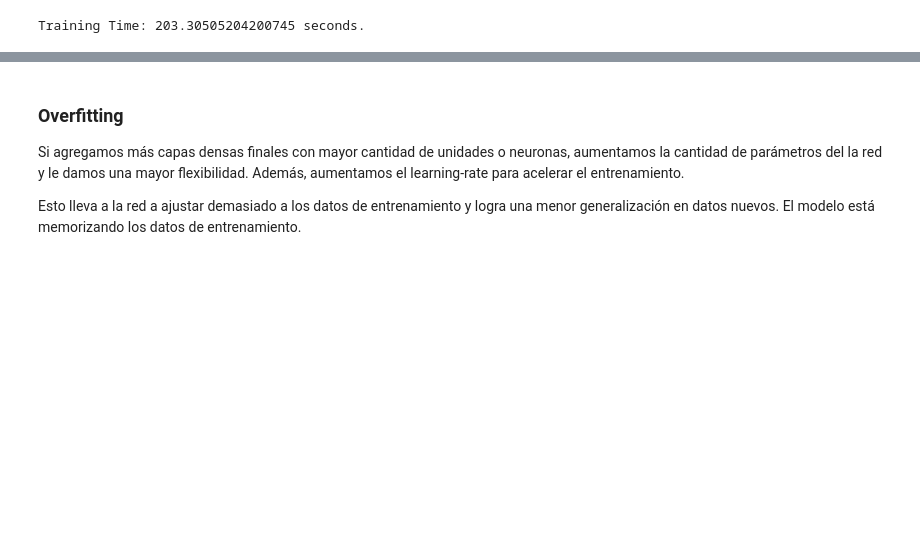
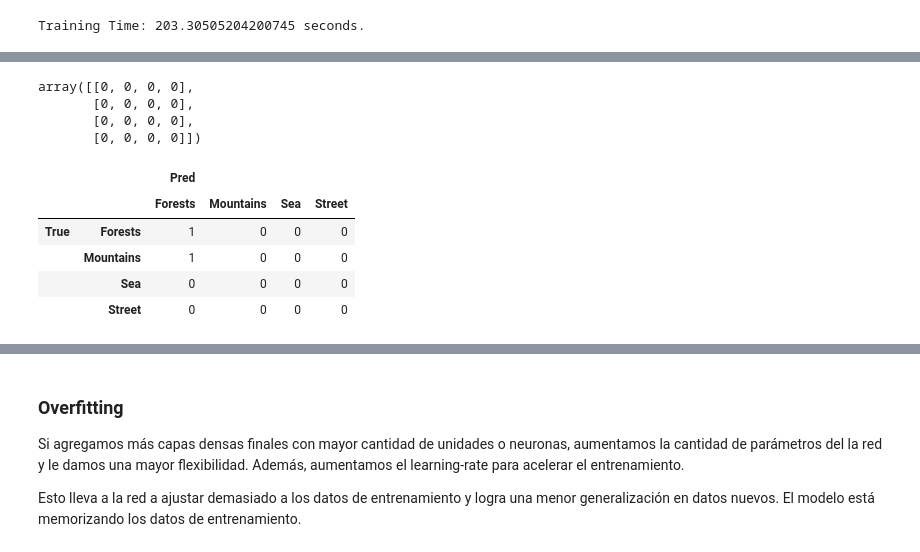
Before and after one commit to JuanCruzC97/ml-stuff, a Jupyter notebook: computer-vision/scenes.ipynb, the cells around one changed output, grey strips where cells are left out. Saved outputs shown, nothing was run; the diff lists cells and outputs as text; code cells hidden in the pictures; blank space fills up the shorter version.

```diff
--- a/computer-vision/scenes.ipynb
+++ b/computer-vision/scenes.ipynb
@@ -914,0 +703,22 @@ model_evaluation(conv_1, train_data, train_targets, val_data, val_targets, test_
+# %%
+from sklearn.metrics import confusion_matrix
+
+def display_confusion_matrix(y_true, y_pred):
+
+    m = confusion_matrix(y_true=y_true, y_pred=y_pred)
+
+    int_labels = np.arange(0,4)
+    int_labels_to_add = int_labels[np.logical_not(np.isin(int_labels, trues))]
+
+    if int_labels_to_add.size != 0:
+      for int_label in int_labels_to_add:
+        m = np.hstack([m, np.zeros((m.shape[0], 1), dtype=int)])
+        m = np.vstack([m, np.zeros((1, m.shape[1]), dtype=int)])
+
+    m = pd.DataFrame(m)
+    labels = ["Forests", "Mountains", "Sea", "Street"]
+
+    m.index = pd.MultiIndex.from_tuples([("True", label) for label in labels])
+    m.columns = pd.MultiIndex.from_tuples([("Pred", label) for label in labels])
+
+    display(m)
@@ -915,3 +766,20 @@ model_evaluation(conv_1, train_data, train_targets, val_data, val_targets, test_
+# %%
+# Puede ser más fácil rellenar una vacia que completar.
+np.zeros((4,4), dtype=int)
+# %% [output]
+array([[0, 0, 0, 0],
+       [0, 0, 0, 0],
+       [0, 0, 0, 0],
+       [0, 0, 0, 0]])
+# %%
+display_confusion_matrix(trues, preds)
+# %% [output]
+|  |  | Pred |  |  |  |
+|  |  | Forests | Mountains | Sea | Street |
+| True | Forests | 1 | 0 | 0 | 0 |
+|  | Mountains | 1 | 0 | 0 | 0 |
+|  | Sea | 0 | 0 | 0 | 0 |
+|  | Street | 0 | 0 | 0 | 0 |
 # %%
 results = pd.DataFrame(conv_1_fit.history)
 plot_train_metrics(results, ['loss', 'accuracy'], ['val_loss', 'val_accuracy'], title=None)
```
Also changed, not shown: parts of 44 cells of this notebook.
